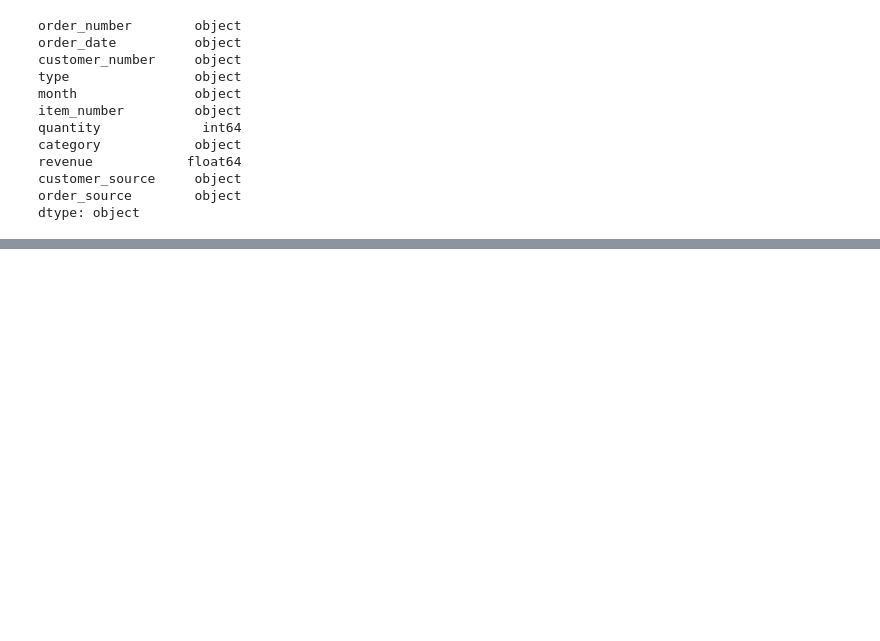
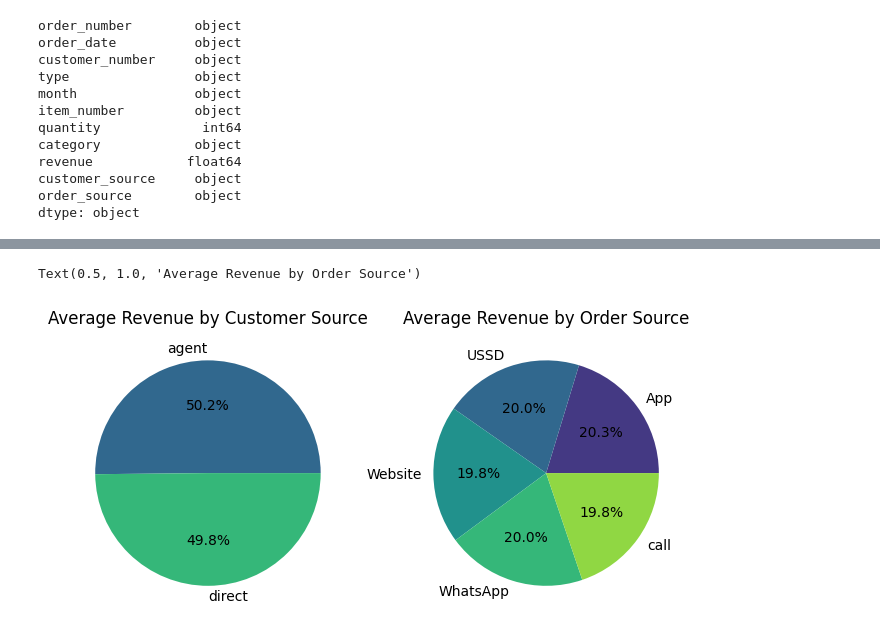
Before and after one commit to naveen-malla/Customer-Segmentation-and-SKU-Forecasting, a Jupyter notebook: customer_segmentation.ipynb, the cells around one changed output, grey strips where cells are left out. Saved outputs shown, nothing was run; the diff lists cells and outputs as text; code cells hidden in the pictures; blank space fills up the shorter version.

```diff
--- a/customer_segmentation.ipynb
+++ b/customer_segmentation.ipynb
@@ -72,0 +174,13 @@ dtype: object
+# %%
+fig, axes = plt.subplots(1, 2, figsize=(8, 4))
+
+# Pie chart for Average Revenue by Customer Source
+axes[0].pie(avg_revenue_customer_source['revenue'], labels=avg_revenue_customer_source['customer_source'], autopct='%1.1f%%', colors=sns.color_palette('viridis', 2))
+axes[0].set_title('Average Revenue by Customer Source')
+
+# Pie chart for Average Revenue by Order Source
+axes[1].pie(avg_revenue_order_source['revenue'], labels=avg_revenue_order_source['order_source'], autopct='%1.1f%%', colors=sns.color_palette('viridis', 5))
+axes[1].set_title('Average Revenue by Order Source')
+# %% [output]
+Text(0.5, 1.0, 'Average Revenue by Order Source')
+[figure, added]
```
Also changed, not shown: parts of 8 cells of this notebook.
